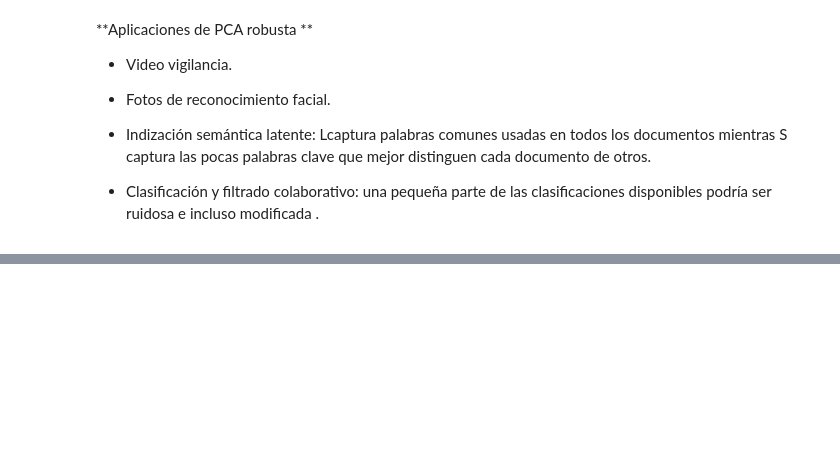
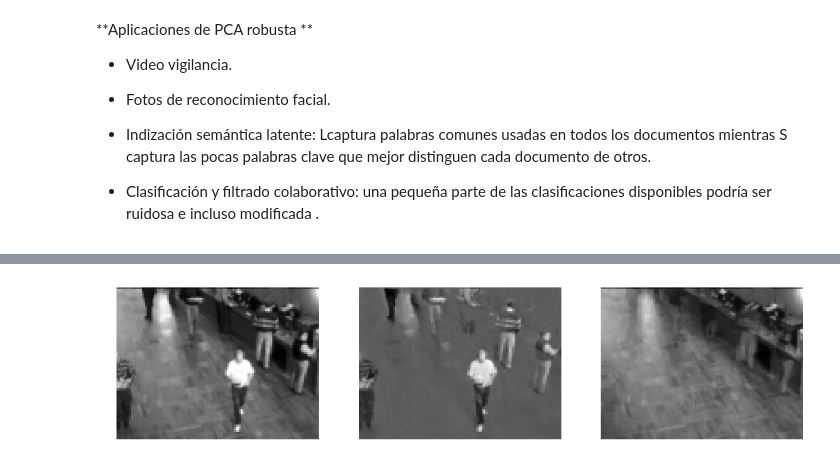
Before and after one commit to victwise/DeepLearning, a Jupyter notebook: Capítulo3.ipynb, the cells around one changed output, grey strips where cells are left out. Saved outputs shown, nothing was run; the diff lists cells and outputs as text; code cells hidden in the pictures; blank space fills up the shorter version.

```diff
--- a/Capítulo3.ipynb
+++ b/Capítulo3.ipynb
@@ -211,0 +302,4 @@ import fbpca
+# %%
+f = plt_images(M, S, L, [3], dims)
+# %% [output]
+[figure, added]
```
Also changed, not shown: parts of 21 cells of this notebook.
